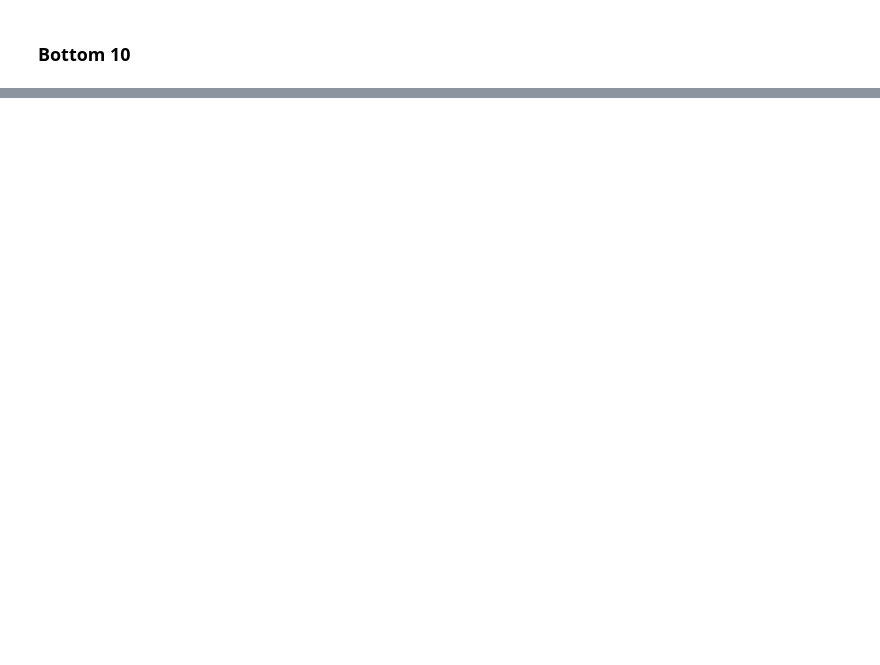
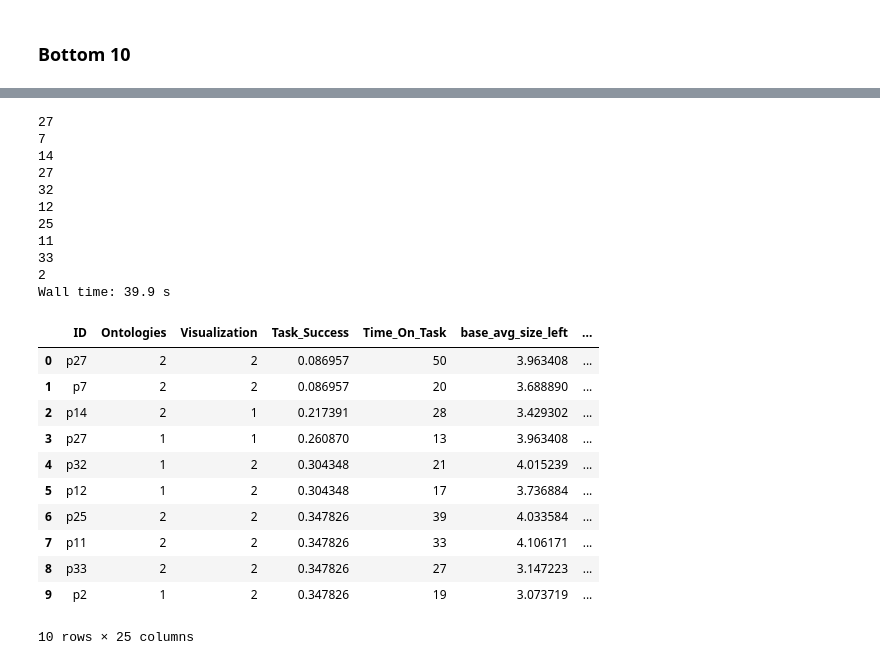
Before and after one commit to isaac-co/eyegaze-visualization, a Jupyter notebook: eygaze-metrics.ipynb, the cells around one changed output, grey strips where cells are left out. Cells and saved outputs as stored; diff of their text form; code cells hidden in the pictures; blank space fills up the shorter version.

```diff
--- a/eygaze-metrics.ipynb
+++ b/eygaze-metrics.ipynb
@@ -468,0 +566,27 @@ bottom10.groupby(by=['Ontologies','Visualization']).mean()
+# %%
+%%time
+bottom10.apply(get_metrics_df, axis=1)
+# %% [output]
+27
+7
+14
+27
+32
+12
+25
+11
+33
+2
+Wall time: 39.9 s
+|  | ID | Ontologies | Visualization | Task_Success | Time_On_Task | base_avg_size_left | ... |
+| 0 | p27 | 2 | 2 | 0.086957 | 50 | 3.963408 | ... |
+| 1 | p7 | 2 | 2 | 0.086957 | 20 | 3.688890 | ... |
+| 2 | p14 | 2 | 1 | 0.217391 | 28 | 3.429302 | ... |
+| 3 | p27 | 1 | 1 | 0.260870 | 13 | 3.963408 | ... |
+| 4 | p32 | 1 | 2 | 0.304348 | 21 | 4.015239 | ... |
+| 5 | p12 | 1 | 2 | 0.304348 | 17 | 3.736884 | ... |
+| 6 | p25 | 2 | 2 | 0.347826 | 39 | 4.033584 | ... |
+| 7 | p11 | 2 | 2 | 0.347826 | 33 | 4.106171 | ... |
+| 8 | p33 | 2 | 2 | 0.347826 | 27 | 3.147223 | ... |
+| 9 | p2 | 1 | 2 | 0.347826 | 19 | 3.073719 | ... |
+10 rows × 25 columns
```
Also changed, not shown: parts of 24 cells of this notebook.
